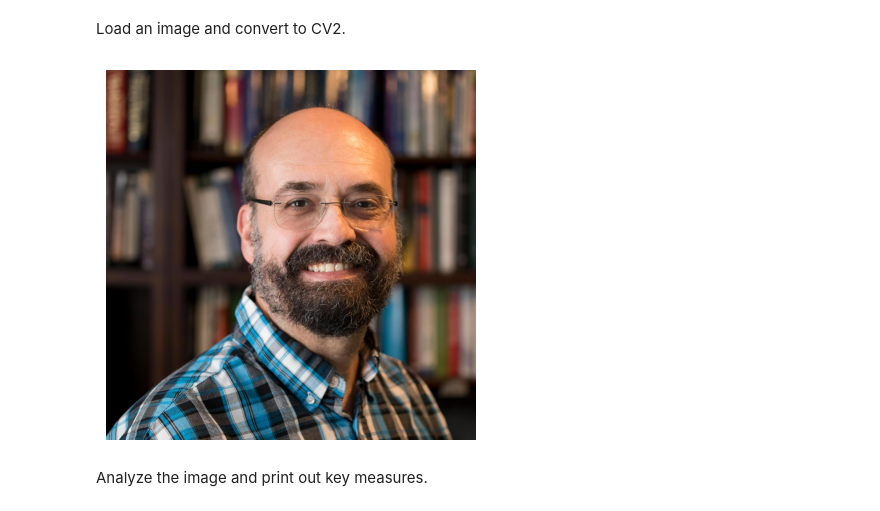
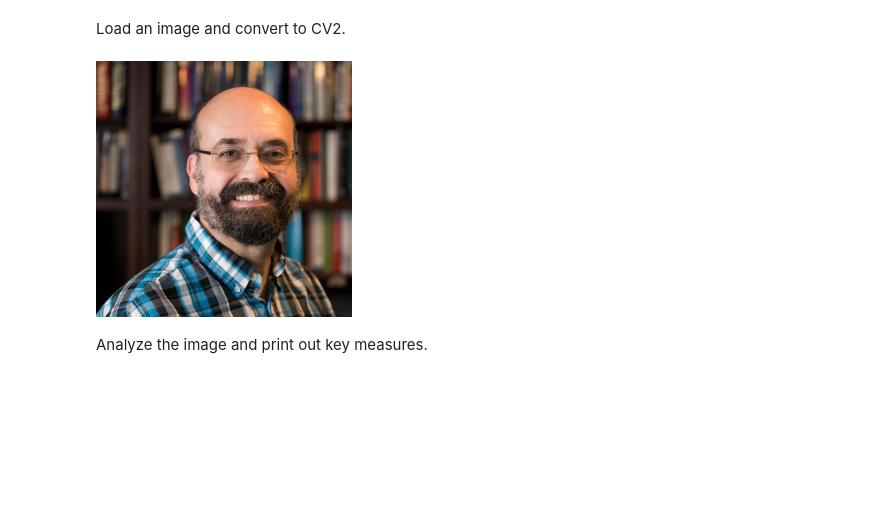
Before and after one commit to jeffheaton/dynaface, a Jupyter notebook: dynaface-lib/examples/dynaface_intro.ipynb, the cells around one changed output. Cells and saved outputs as stored; diff of their text form; code cells hidden in the pictures; blank space fills up the shorter version.

```diff
--- a/dynaface-lib/examples/dynaface_intro.ipynb
+++ b/dynaface-lib/examples/dynaface_intro.ipynb
@@ -41,3 +34,28 @@ def display_image(img):
+# %%
+%matplotlib inline
+
+import cv2
+
+def scale_image(image, max_width=256):
+    """
+    Resize an image to a maximum width while preserving aspect ratio.
+
+    Parameters:
+        image (np.ndarray): Input image (BGR, as from OpenCV)
+        max_width (int): Maximum width in pixels
+
+    Returns:
+        np.ndarray: Resized image (or original if no resize needed)
+    """
+    h, w = image.shape[:2]
+
+    if w <= max_width:
+        return image.copy()
+
+    scale = max_width / w
+    new_size = (int(w * scale), int(h * scale))
+
+    return cv2.resize(image, new_size, interpolation=cv2.INTER_AREA)
 # %% [markdown]
 You may have to restart your Colab environment due to the install.
 
@@ -85,26 +104,24 @@ Load an image and convert to CV2.
 # %%
 import cv2
 import numpy as np
 import matplotlib.pyplot as plt
 import requests
+from google.colab.patches import cv2_imshow
 from io import BytesIO
 
 # Provide the image URL
 image_url = "https://www.heatonresearch.com/images/jeff/about-jeff-heaton-2020.jpg"  # Replace with the actual image URL
 
 # Download the image
 response = requests.get(image_url)
 image_array = np.array(bytearray(response.content), dtype=np.uint8)
 
 # Decode the image using OpenCV
 image = cv2.imdecode(image_array, cv2.IMREAD_COLOR)
 
-# Convert BGR to RGB (OpenCV loads images in BGR format)
-image_rgb = cv2.cvtColor(image, cv2.COLOR_BGR2RGB)
-
 # display the image
-display_image(image_rgb)
+cv2_imshow(scale_image(image))
 # %% [output]
-[figure, old version]
+[figure, new version]
 # %% [markdown]
 Analyze the image and print out key measures.
```
Also changed, not shown: parts of 9 cells of this notebook, 1 other file.
